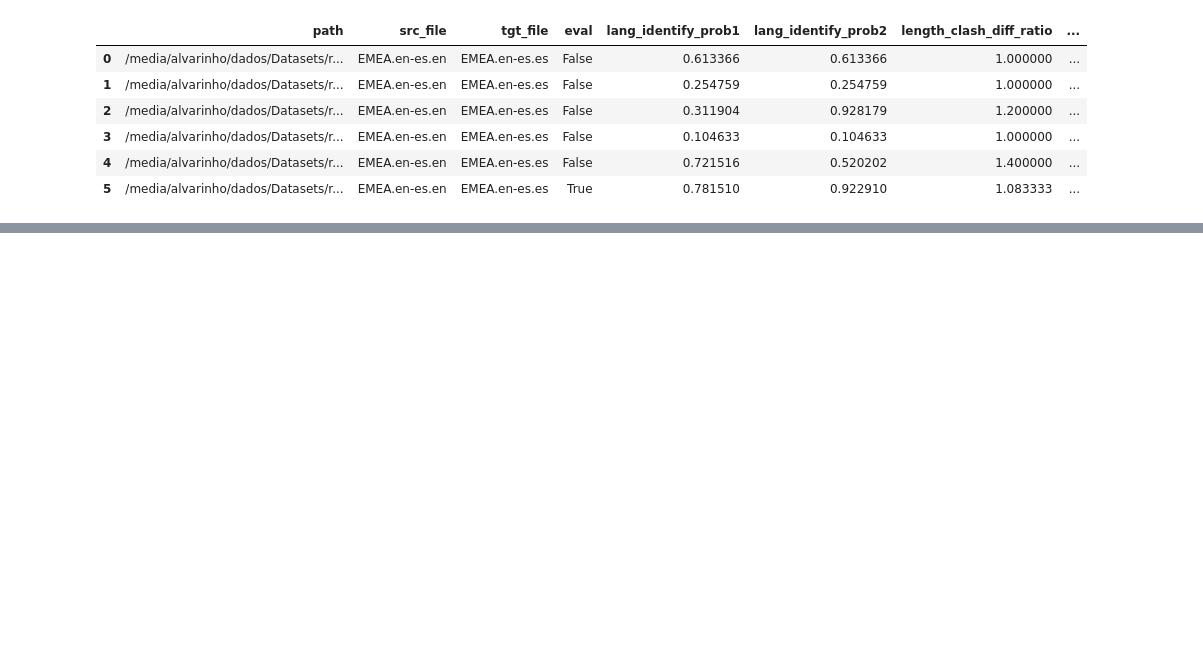
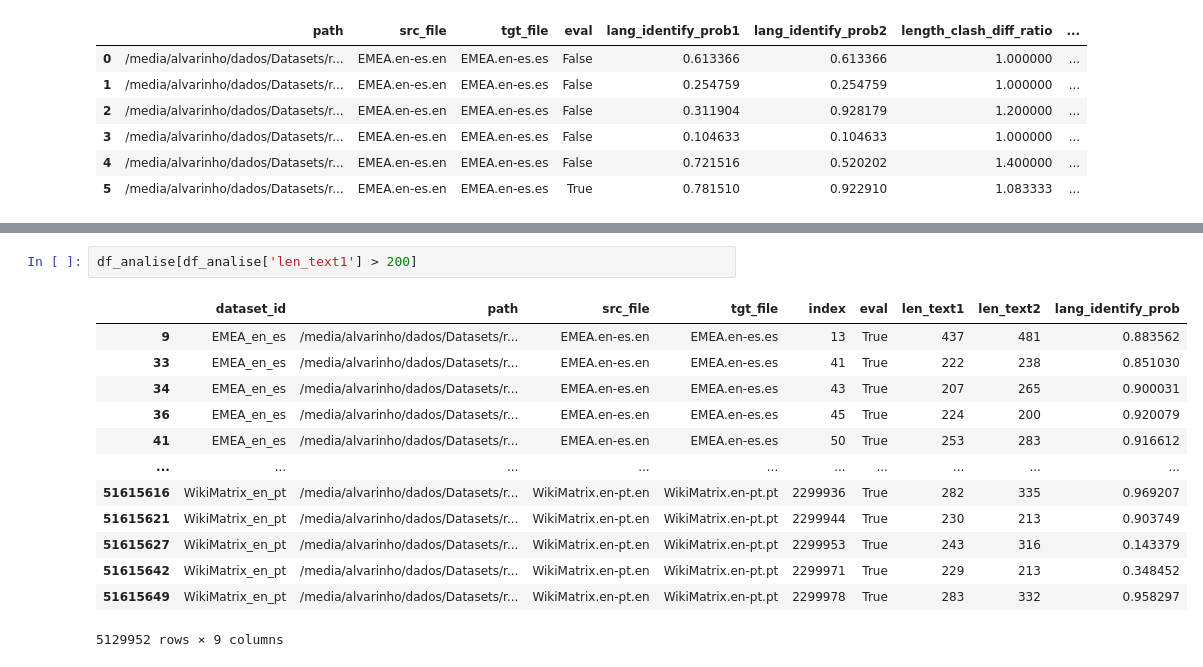
Before and after one commit to vicent-h/datasets-prep, a Jupyter notebook: reading_datasets.ipynb, the cells around one changed output, grey strips where cells are left out. Cells and saved outputs as stored; diff of their text form; blank space fills up the shorter version.

```diff
--- a/reading_datasets.ipynb
+++ b/reading_datasets.ipynb
@@ -126,0 +201,16 @@ df_analise
+# %%
+df_analise[df_analise['len_text1'] > 200]
+# %% [output]
+|  | dataset_id | path | src_file | tgt_file | index | eval | len_text1 | len_text2 | lang_identify_prob |
+| 9 | EMEA_en_es | /media/alvarinho/dados/Datasets/r... | EMEA.en-es.en | EMEA.en-es.es | 13 | True | 437 | 481 | 0.883562 |
+| 33 | EMEA_en_es | /media/alvarinho/dados/Datasets/r... | EMEA.en-es.en | EMEA.en-es.es | 41 | True | 222 | 238 | 0.851030 |
+| 34 | EMEA_en_es | /media/alvarinho/dados/Datasets/r... | EMEA.en-es.en | EMEA.en-es.es | 43 | True | 207 | 265 | 0.900031 |
+| 36 | EMEA_en_es | /media/alvarinho/dados/Datasets/r... | EMEA.en-es.en | EMEA.en-es.es | 45 | True | 224 | 200 | 0.920079 |
+| 41 | EMEA_en_es | /media/alvarinho/dados/Datasets/r... | EMEA.en-es.en | EMEA.en-es.es | 50 | True | 253 | 283 | 0.916612 |
+| ... | ... | ... | ... | ... | ... | ... | ... | ... | ... |
+| 51615616 | WikiMatrix_en_pt | /media/alvarinho/dados/Datasets/r... | WikiMatrix.en-pt.en | WikiMatrix.en-pt.pt | 2299936 | True | 282 | 335 | 0.969207 |
+| 51615621 | WikiMatrix_en_pt | /media/alvarinho/dados/Datasets/r... | WikiMatrix.en-pt.en | WikiMatrix.en-pt.pt | 2299944 | True | 230 | 213 | 0.903749 |
+| 51615627 | WikiMatrix_en_pt | /media/alvarinho/dados/Datasets/r... | WikiMatrix.en-pt.en | WikiMatrix.en-pt.pt | 2299953 | True | 243 | 316 | 0.143379 |
+| 51615642 | WikiMatrix_en_pt | /media/alvarinho/dados/Datasets/r... | WikiMatrix.en-pt.en | WikiMatrix.en-pt.pt | 2299971 | True | 229 | 213 | 0.348452 |
+| 51615649 | WikiMatrix_en_pt | /media/alvarinho/dados/Datasets/r... | WikiMatrix.en-pt.en | WikiMatrix.en-pt.pt | 2299978 | True | 283 | 332 | 0.958297 |
+5129952 rows × 9 columns
```
Also changed, not shown: parts of 12 cells of this notebook, 2 other files.
